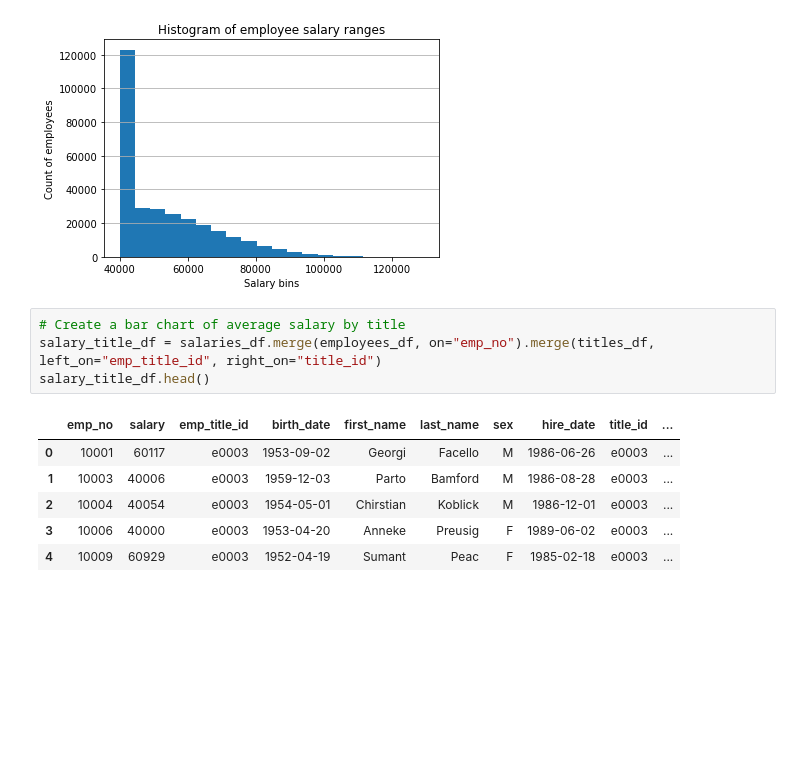
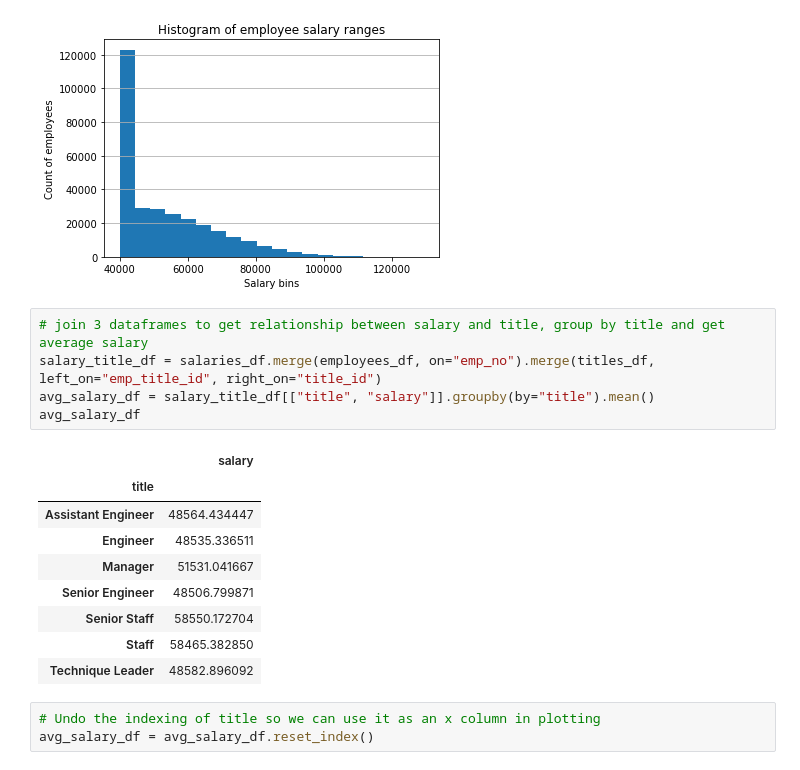
Before and after one commit to githotirado/sql-challenge, a Jupyter notebook: EmployeeSQL/BonusWork.ipynb, the cells around one changed output. Drawn from its saved outputs; the diff is of its cells as text; blank space fills up the shorter version.

```diff
--- a/EmployeeSQL/BonusWork.ipynb
+++ b/EmployeeSQL/BonusWork.ipynb
@@ -38,13 +38,20 @@ plt.show()
 # %% [output]
 [figure]
 # %%
-# Create a bar chart of average salary by title
+# join 3 dataframes to get relationship between salary and title, group by title and get average salary
 salary_title_df = salaries_df.merge(employees_df, on="emp_no").merge(titles_df, left_on="emp_title_id", right_on="title_id")
-salary_title_df.head()
+avg_salary_df = salary_title_df[["title", "salary"]].groupby(by="title").mean()
+avg_salary_df
 # %% [output]
-|  | emp_no | salary | emp_title_id | birth_date | first_name | last_name | sex | hire_date | title_id | ... |
-| 0 | 10001 | 60117 | e0003 | 1953-09-02 | Georgi | Facello | M | 1986-06-26 | e0003 | ... |
-| 1 | 10003 | 40006 | e0003 | 1959-12-03 | Parto | Bamford | M | 1986-08-28 | e0003 | ... |
-| 2 | 10004 | 40054 | e0003 | 1954-05-01 | Chirstian | Koblick | M | 1986-12-01 | e0003 | ... |
-| 3 | 10006 | 40000 | e0003 | 1953-04-20 | Anneke | Preusig | F | 1989-06-02 | e0003 | ... |
-| 4 | 10009 | 60929 | e0003 | 1952-04-19 | Sumant | Peac | F | 1985-02-18 | e0003 | ... |
+|  | salary |
+| title |  |
+| Assistant Engineer | 48564.434447 |
+| Engineer | 48535.336511 |
+| Manager | 51531.041667 |
+| Senior Engineer | 48506.799871 |
+| Senior Staff | 58550.172704 |
+| Staff | 58465.382850 |
+| Technique Leader | 48582.896092 |
+# %%
+# Undo the indexing of title so we can use it as an x column in plotting
+avg_salary_df = avg_salary_df.reset_index()
```
Also changed, not shown: parts of 2 cells of this notebook.
